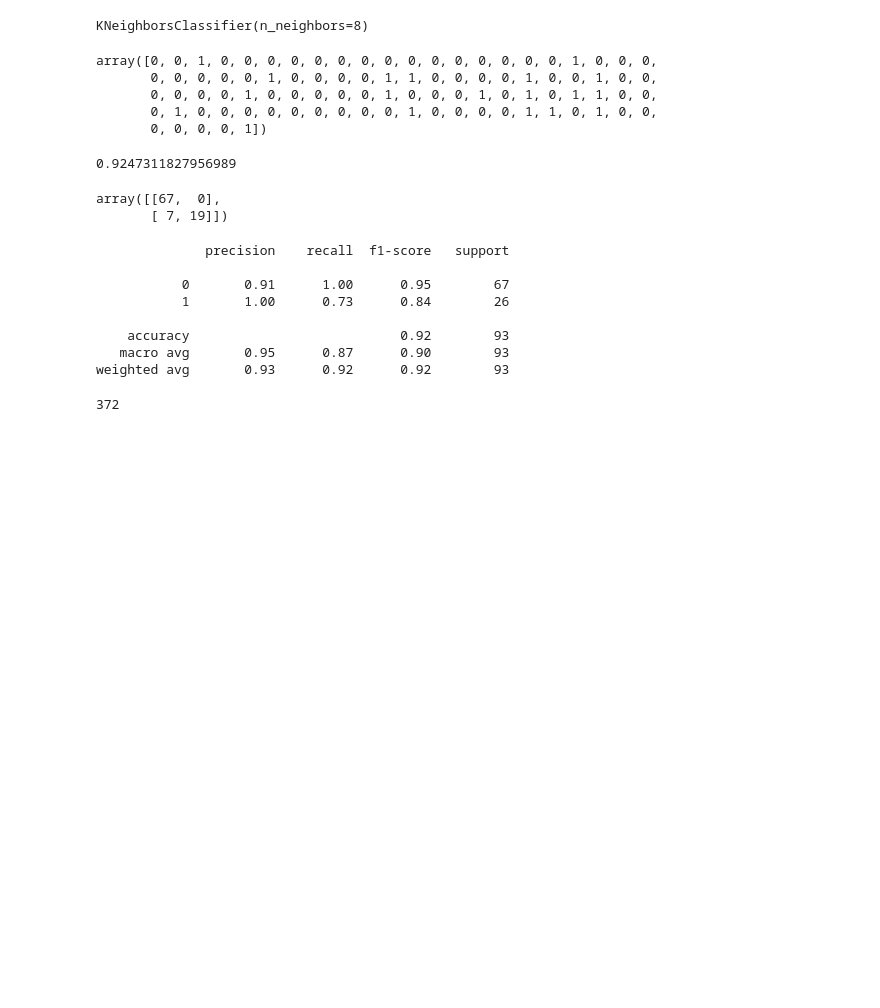
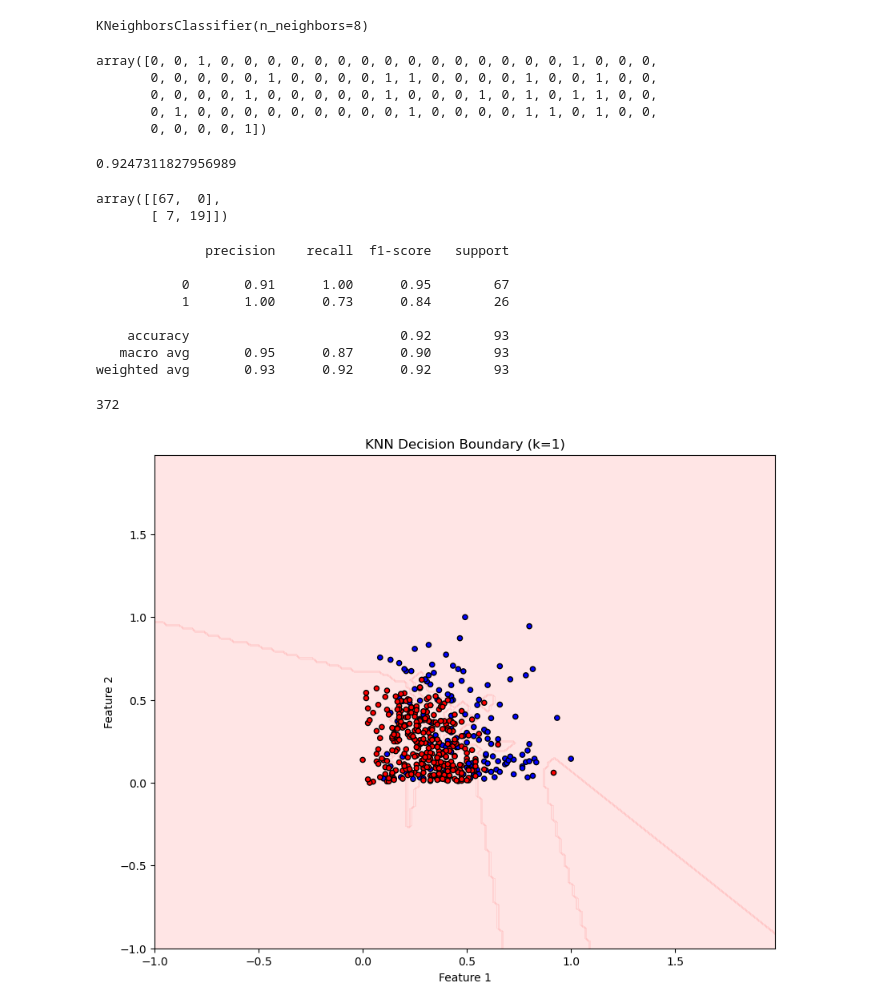
Before and after one commit to tuananhngwmoobx/ML-models-, a Jupyter notebook: KNN/KNN.ipynb, the cells around one changed output. Saved outputs shown, nothing was run; the diff lists cells and outputs as text; code cells hidden in the pictures; blank space fills up the shorter version.

Commit message:
Add some visualization for KNN

```diff
--- a/KNN/KNN.ipynb
+++ b/KNN/KNN.ipynb
@@ -83,3 +83,101 @@ weighted avg       0.93      0.92      0.92        93
 print(knn.n_samples_fit_)
 # %% [output]
 372
+# %%
+import matplotlib.pyplot as plt
+import seaborn as sns
+from matplotlib.colors import ListedColormap
+import numpy as np
+# Tạo hàm để visualize KNN
+def plot_knn_boundary(X, y, k, title):
+    # Tạo lưới điểm để vẽ decision boundary
+    h = 0.02  # step size
+    x_min, x_max = X[:, 0].min() - 1, X[:, 0].max() + 1
+    y_min, y_max = X[:, 1].min() - 1, X[:, 1].max() + 1
+    xx, yy = np.meshgrid(np.arange(x_min, x_max, h),
+                        np.arange(y_min, y_max, h))
+
+    # Fit KNN model
+    knn = KNeighborsClassifier(n_neighbors=k)
+    knn.fit(X, y)
+
+    # Dự đoán cho mỗi điểm trong lưới
+    Z = knn.predict(np.c_[xx.ravel(), yy.ravel()])
+    Z = Z.reshape(xx.shape)
+
+    # Tạo colormap
+    cmap_light = ListedColormap(['#FFAAAA', '#AAAAFF'])
+    cmap_bold = ListedColormap(['#FF0000', '#0000FF'])
+
+    # Vẽ decision boundary
+    plt.figure(figsize=(10, 8))
+    plt.contourf(xx, yy, Z, alpha=0.3, cmap=cmap_light)
+    plt.scatter(X[:, 0], X[:, 1], c=y, cmap=cmap_bold, edgecolor='k', s=20)
+    plt.xlim(xx.min(), xx.max())
+    plt.ylim(yy.min(), yy.max())
+    plt.title(title)
+    plt.xlabel('Feature 1')
+    plt.ylabel('Feature 2')
+    plt.show()
+
+# Chọn 2 features để visualize (ví dụ: 'BA' và 'HR')
+X_vis = df[['BA', 'HR']].values
+y_vis = df['HOF'].values
+
+# Chuẩn hóa dữ liệu
+scaler = MinMaxScaler()
+X_vis_scaled = scaler.fit_transform(X_vis)
+
+# Vẽ decision boundary cho các giá trị k khác nhau
+for k in [1, 3, 5, 8]:
+    plot_knn_boundary(X_vis_scaled, y_vis, k, f'KNN Decision Boundary (k={k})')
+
+# Vẽ biểu đồ biểu diễn k láng giềng gần nhất cho một điểm dữ liệu
+def plot_k_neighbors(X, y, k, point_idx):
+    knn = KNeighborsClassifier(n_neighbors=k)
+    knn.fit(X, y)
+
+    # Lấy k láng giềng gần nhất
+    distances, indices = knn.kneighbors([X[point_idx]])
+
+    plt.figure(figsize=(10, 8))
+    plt.scatter(X[:, 0], X[:, 1], c=y, cmap=ListedColormap(['#FF0000', '#0000FF']),
+                edgecolor='k', s=20, label='Data points')
+    plt.scatter(X[point_idx, 0], X[point_idx, 1], c='green', s=100,
+                edgecolor='k', label='Test point')
+    plt.scatter(X[indices[0], 0], X[indices[0], 1], c='yellow', s=100,
+                edgecolor='k', label=f'{k} nearest neighbors')
+
+    # Vẽ đường nối từ điểm test đến các láng giềng
+    for i in indices[0]:
+        plt.plot([X[point_idx, 0], X[i, 0]], [X[point_idx, 1], X[i, 1]], 'k--', alpha=0.3)
+
+    plt.title(f'K Nearest Neighbors (k={k})')
+    plt.xlabel('Feature 1')
+    plt.ylabel('Feature 2')
+    plt.legend()
+    plt.show()
+
+# Chọn một điểm dữ liệu để minh họa
+point_idx = 10  # Có thể thay đổi index để xem các điểm khác
+plot_k_neighbors(X_vis_scaled, y_vis, 5, point_idx)
+
+# Vẽ biểu đồ phân tán của dữ liệu
+plt.figure(figsize=(10, 8))
+sns.scatterplot(data=df, x='BA', y='HR', hue='HOF', palette=['red', 'blue'])
+plt.title('Scatter Plot of BA vs HR colored by HOF status')
+plt.show()
+
+# Vẽ biểu đồ phân phối của các features
+plt.figure(figsize=(12, 6))
+plt.subplot(1, 2, 1)
+sns.histplot(data=df, x='BA', hue='HOF', multiple="stack")
+plt.title('Distribution of Batting Average')
+
+plt.subplot(1, 2, 2)
+sns.histplot(data=df, x='HR', hue='HOF', multiple="stack")
+plt.title('Distribution of Home Runs')
+plt.tight_layout()
+plt.show()
+# %% [output]
+[figure, added]
```
Also changed, not shown: parts of 1 cell of this notebook.
